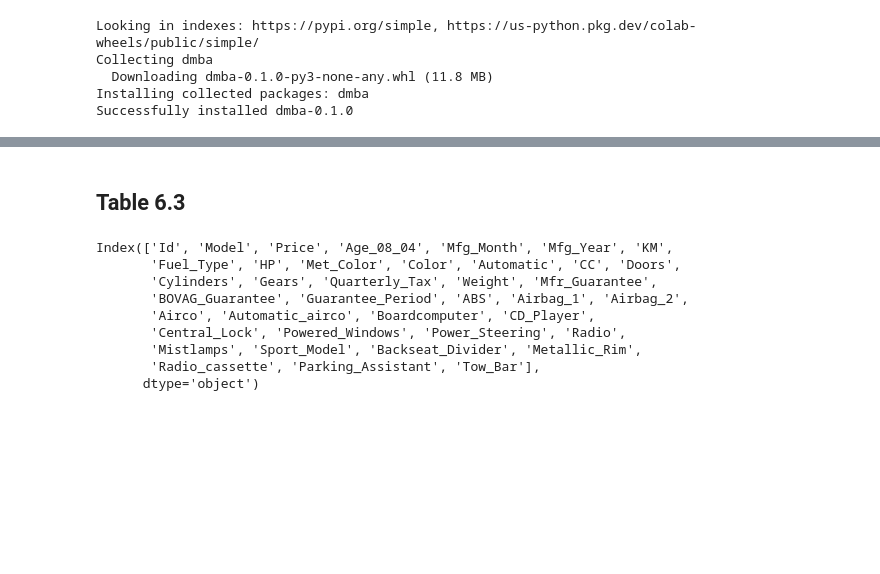
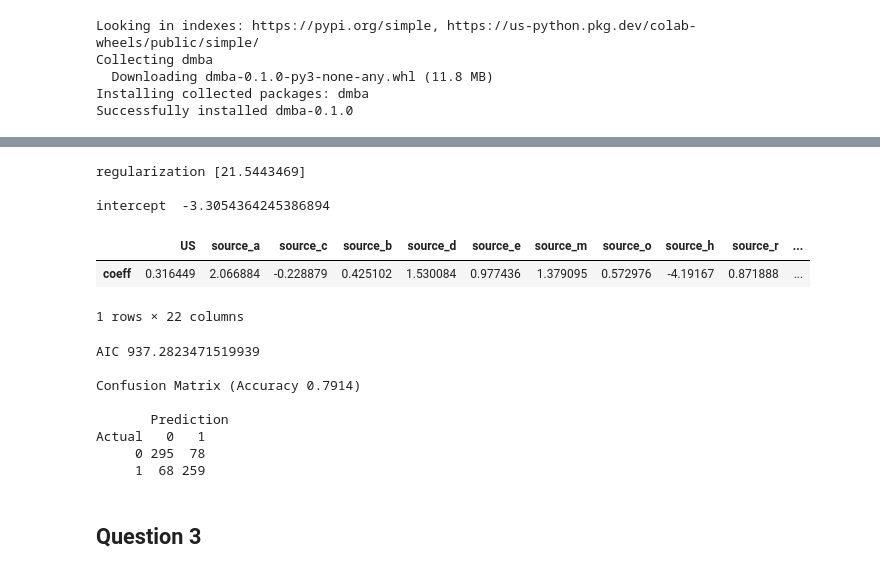
Before and after one commit to zachfreitas/ADS_505_Applied_Data_Sci_for_Business-, a Jupyter notebook: Module_2/Assignment_2/Assignment_2.ipynb, the cells around one changed output, grey strips where cells are left out. Cells and saved outputs as stored; diff of their text form; code cells hidden in the pictures; blank space fills up the shorter version.

```diff
--- a/Module_2/Assignment_2/Assignment_2.ipynb
+++ b/Module_2/Assignment_2/Assignment_2.ipynb
@@ -38,17 +198,40 @@ no display found. Using non-interactive Agg backend
+# %%
+# Model: Logistic Regress to identify important variables.
+
+from dmba.metric import AIC_score
+from dmba import classificationSummary, gainsChart, liftChart
+
+train_X = trainNorm.drop(['Purchase', 'Spending','sequence_number'], axis=1)
+train_y = trainNorm['Purchase']
+valid_X = validNorm.drop(['Purchase', 'Spending','sequence_number'], axis=1)
+valid_y = validNorm['Purchase']
+
+logit_rlr = LogisticRegressionCV(penalty="l2", solver='liblinear')
+logit_rlr.fit(train_X, train_y)
+
+print('regularization', logit_rlr.C_, '\n')
+print('intercept ', logit_rlr.intercept_[0], '\n')
+
+display(pd.DataFrame({'coeff': logit_rlr.coef_[0]}, index=train_X.columns).transpose())
+
+print('\nAIC', AIC_score(valid_y, logit_rlr.predict(valid_X), df=len(train_X.columns) + 1), '\n')
+
+# confusion matrix
+classificationSummary(valid_y, logit_rlr.predict(valid_X))
+# %% [output]
+regularization [21.5443469]
+
+intercept  -3.3054364245386894
+|  | US | source_a | source_c | source_b | source_d | source_e | source_m | source_o | source_h | source_r | ... |
+| coeff | 0.316449 | 2.066884 | -0.228879 | 0.425102 | 1.530084 | 0.977436 | 1.379095 | 0.572976 | -4.19167 | 0.871888 | ... |
+1 rows × 22 columns
+AIC 937.2823471519939
+
+Confusion Matrix (Accuracy 0.7914)
+
+       Prediction
+Actual   0   1
+     0 295  78
+     1  68 259
 # %% [markdown]
-## Table 6.3
+## Question 3
-# %%
-# Import and reduce data frame to the top 1000 rows
-car_df = dmba.load_data('ToyotaCorolla.csv')
-car_df = car_df.iloc[0:1000]
-display(car_df.columns)
-# %% [output]
-Index(['Id', 'Model', 'Price', 'Age_08_04', 'Mfg_Month', 'Mfg_Year', 'KM',
-       'Fuel_Type', 'HP', 'Met_Color', 'Color', 'Automatic', 'CC', 'Doors',
-       'Cylinders', 'Gears', 'Quarterly_Tax', 'Weight', 'Mfr_Guarantee',
-       'BOVAG_Guarantee', 'Guarantee_Period', 'ABS', 'Airbag_1', 'Airbag_2',
-       'Airco', 'Automatic_airco', 'Boardcomputer', 'CD_Player',
-       'Central_Lock', 'Powered_Windows', 'Power_Steering', 'Radio',
-       'Mistlamps', 'Sport_Model', 'Backseat_Divider', 'Metallic_Rim',
-       'Radio_cassette', 'Parking_Assistant', 'Tow_Bar'],
-      dtype='object')
```
Also changed, not shown: parts of 32 cells of this notebook.
